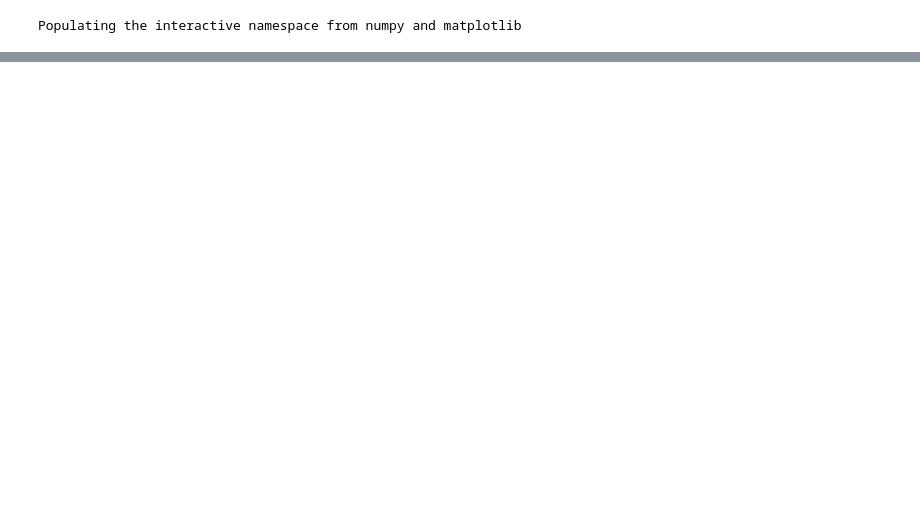
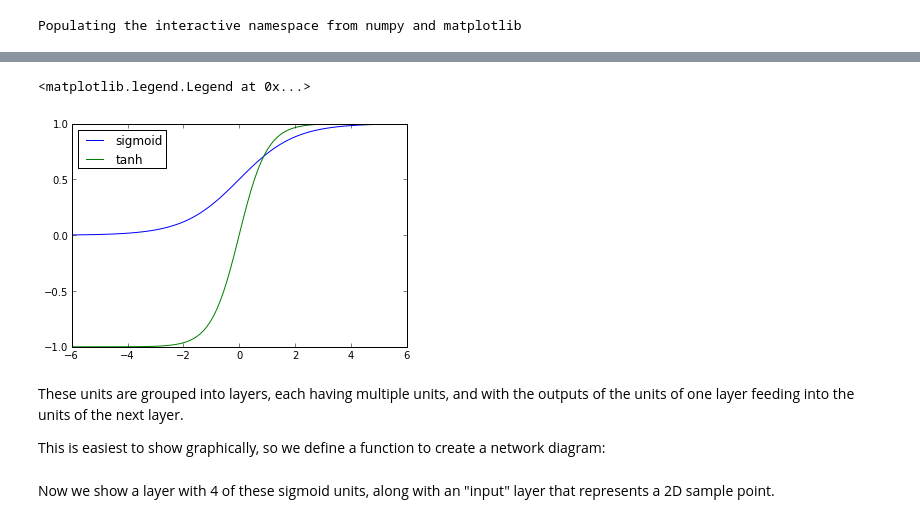
Before and after one commit to jamt9000/prml, a Jupyter notebook: 5.1-feed-forward.ipynb, the cells around one changed output, grey strips where cells are left out. Saved outputs shown, nothing was run; the diff lists cells and outputs as text; code cells hidden in the pictures; blank space fills up the shorter version.

```diff
--- a/5.1-feed-forward.ipynb
+++ b/5.1-feed-forward.ipynb
@@ -8,0 +20,16 @@ Populating the interactive namespace from numpy and matplotlib
+# %%
+def sigmoid(x):
+    return 1./(1 + exp(-x))
+
+xs = linspace(-6, 6, 100)
+plot(xs, sigmoid(xs), label='sigmoid')
+plot(xs, tanh(xs), label='tanh')
+
+legend(loc=0)
+# %% [output]
+<matplotlib.legend.Legend at 0x...>
+[figure, added]
+# %% [markdown]
+These units are grouped into layers, each having multiple units, and with the outputs of the units of one layer feeding into the units of the next layer.
+
+This is easiest to show graphically, so we define a function to create a network diagram:
@@ -8,0 +76,2 @@ Populating the interactive namespace from numpy and matplotlib
+# %% [markdown]
+Now we show a layer with 4 of these sigmoid units, along with an "input" layer that represents a 2D sample point.
```
Also changed, not shown: parts of 24 cells of this notebook.
